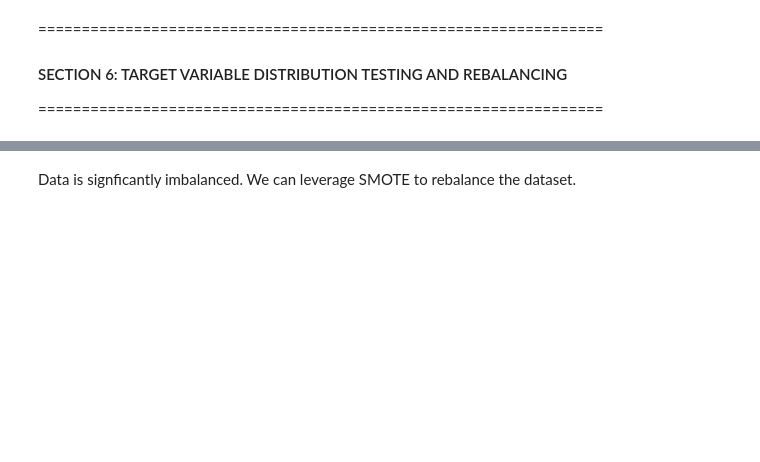
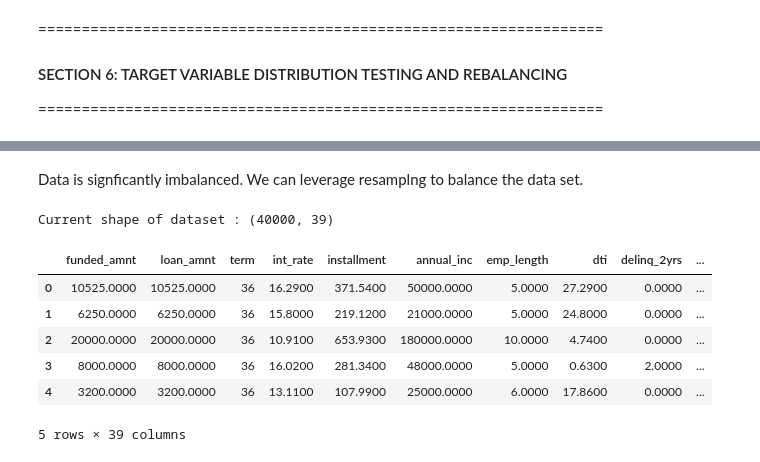
Before and after one commit to imoore99/ML_MODEL_SUMMARIZER_CLAUDE_APP, a Jupyter notebook: notebooks/01_Data_Exploration_Preparation.ipynb, the cells around one changed output, grey strips where cells are left out. Saved outputs shown, nothing was run; the diff lists cells and outputs as text; code cells hidden in the pictures; blank space fills up the shorter version.

```diff
--- a/notebooks/01_Data_Exploration_Preparation.ipynb
+++ b/notebooks/01_Data_Exploration_Preparation.ipynb
@@ -282,12 +272,22 @@ check_list
+# %%
+df_model['fico_avg_encoded'] = (df_model['fico_range_low'] + df_model['fico_range_high']) / 2
+# %%
+df_model['payment_to_income_encoded'] = round(df_model['installment'] / (df_model['annual_inc'] / 12), 2)
+df_model['payment_to_income_encoded'] = df_model['payment_to_income_encoded'].replace([np.inf, -np.inf], np.nan).fillna(0)
 # %%
 # Remove the following columns after encoding and feature engineering:
 # 'grade', 'sub_grade', 'purpose', 'home_ownership', 'verification_status', 'addr_state'
 # Now drop addr_state
-drop_list = ['grade', 'sub_grade', 'purpose', 'home_ownership', 'emp_title', 'title',
-             'verification_status', 'addr_state', 'application_type', 'earliest_cr_line',
-             'loan_status']
+drop_list = ['grade', 'sub_grade', 'purpose', 'home_ownership',
+             'verification_status',
+             'loan_status', 'fico_range_low', 'fico_range_high',
+
+             'issue_d', 'addr_state', 'earliest_cr_line', 'zip_code','last_pymnt_amnt',
+             'title', 'application_type', 'emp_title', 'mort_acc'  ]
 #### df_model.drop('addr_state', axis=1, inplace=True)
 #### check_list.remove('addr_state', 'grade', 'sub_grade')
+# %%
+df_model.drop(columns=drop_list, inplace=True, errors='ignore')
 # %% [markdown]
 =================================================================
 #### SECTION 6: TARGET VARIABLE DISTRIBUTION TESTING AND REBALANCING
@@ -316,4 +316,4 @@ Name: count, dtype: int64
 Default rate: 19.98%
 [figure]
 # %% [markdown]
-Data is signficantly imbalanced. We can leverage SMOTE to rebalance the dataset.
+Data is signficantly imbalanced. We can leverage resamplng to balance the data set.
@@ -319,0 +325,18 @@ Data is signficantly imbalanced. We can leverage SMOTE to rebalance the dataset.
+# %%
+loanstatus_0 = df_model[df_model["default_flag"]==0]
+loanstatus_1 = df_model[df_model["default_flag"]==1]
+subset_of_loanstatus_0 = loanstatus_0.sample(n=20000)
+subset_of_loanstatus_1 = loanstatus_1.sample(n=20000)
+dataset = pd.concat([subset_of_loanstatus_1, subset_of_loanstatus_0])
+dataset = dataset.sample(frac=1).reset_index(drop=True)
+print("Current shape of dataset :",dataset.shape)
+dataset.head()
+# %% [output]
+Current shape of dataset : (40000, 39)
+|  | funded_amnt | loan_amnt | term | int_rate | installment | annual_inc | emp_length | dti | delinq_2yrs | ... |
+| 0 | 10525.0000 | 10525.0000 | 36 | 16.2900 | 371.5400 | 50000.0000 | 5.0000 | 27.2900 | 0.0000 | ... |
+| 1 | 6250.0000 | 6250.0000 | 36 | 15.8000 | 219.1200 | 21000.0000 | 5.0000 | 24.8000 | 0.0000 | ... |
+| 2 | 20000.0000 | 20000.0000 | 36 | 10.9100 | 653.9300 | 180000.0000 | 10.0000 | 4.7400 | 0.0000 | ... |
+| 3 | 8000.0000 | 8000.0000 | 36 | 16.0200 | 281.3400 | 48000.0000 | 5.0000 | 0.6300 | 2.0000 | ... |
+| 4 | 3200.0000 | 3200.0000 | 36 | 13.1100 | 107.9900 | 25000.0000 | 6.0000 | 17.8600 | 0.0000 | ... |
+5 rows × 39 columns
```
Also changed, not shown: parts of 16 cells of this notebook, 2 other files.
